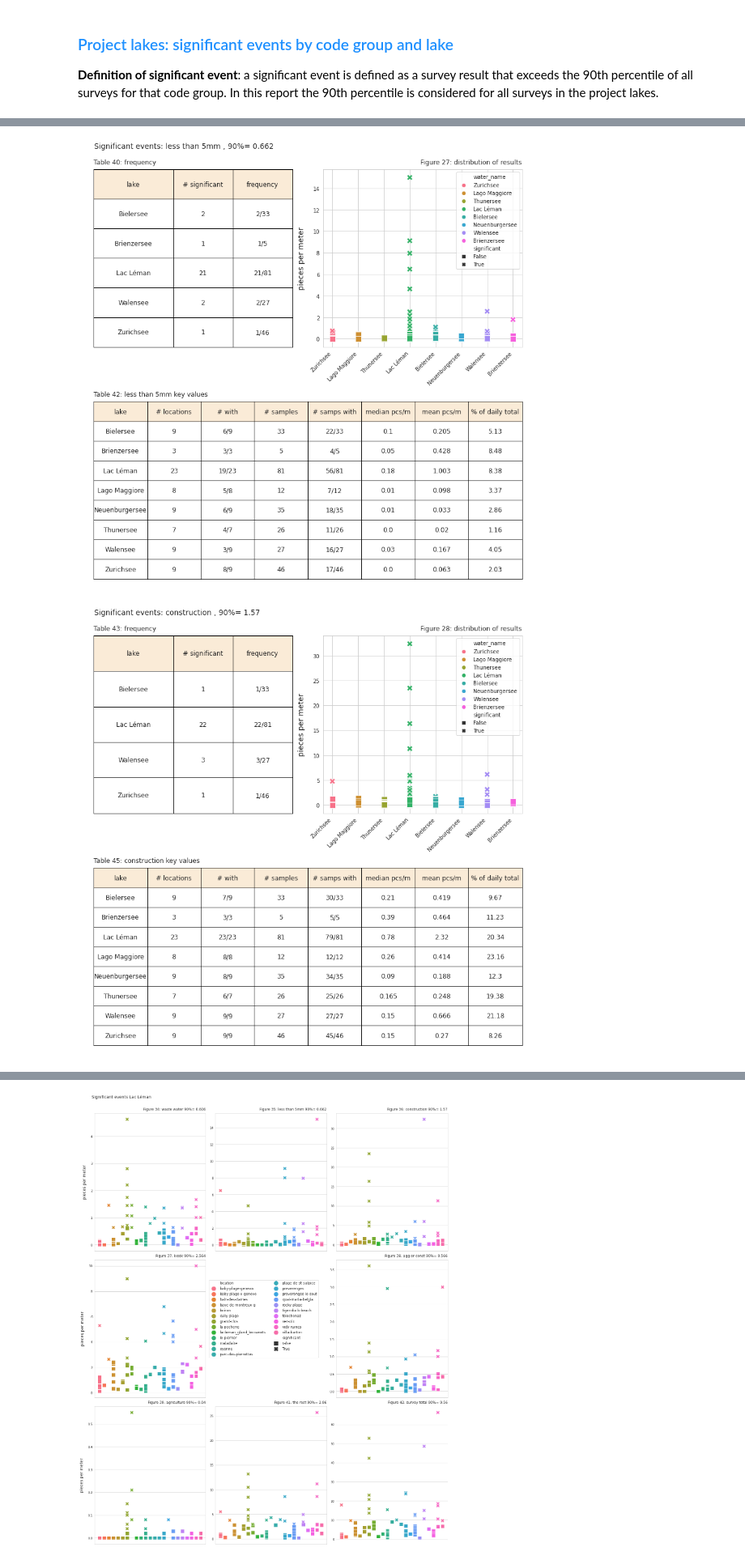
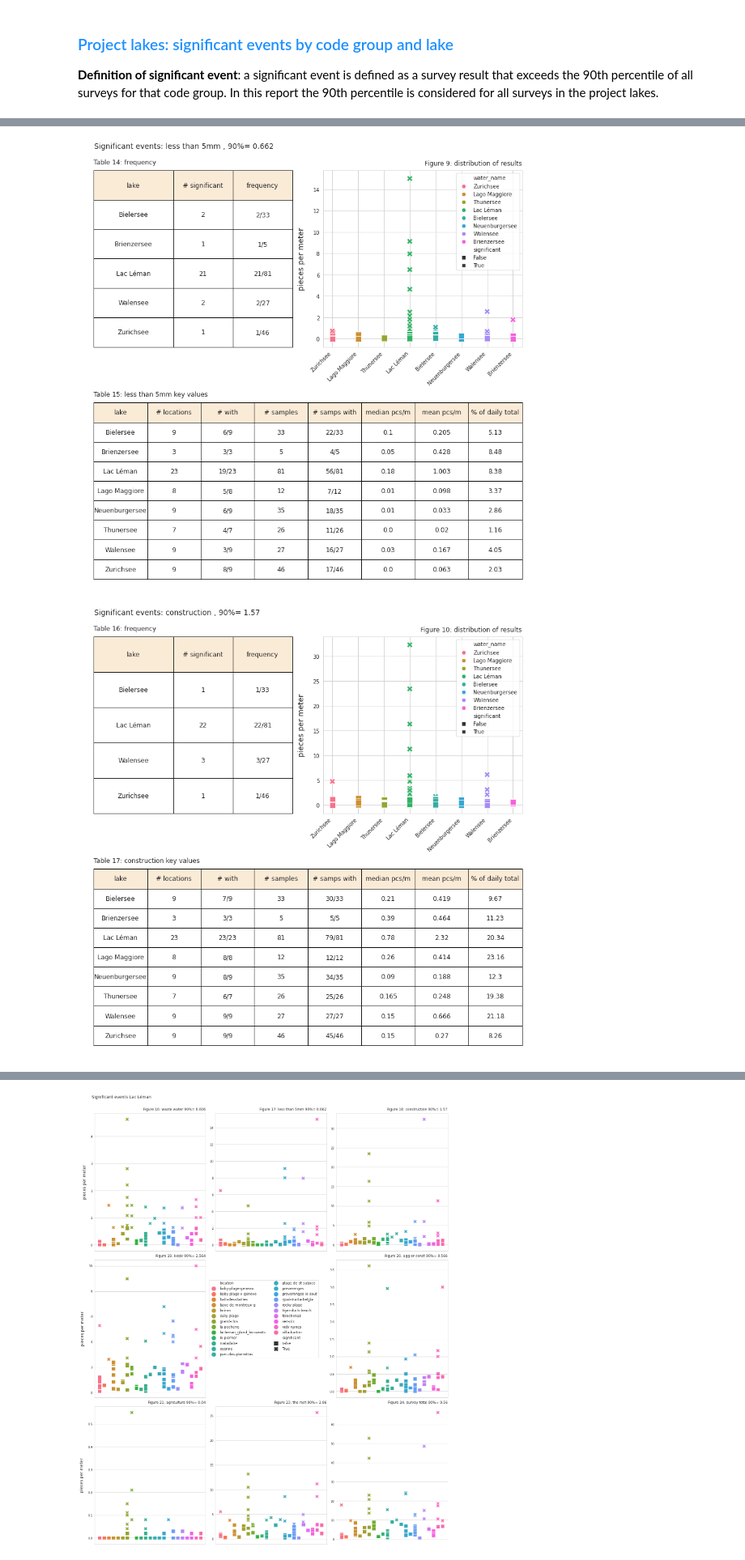
Before and after one commit to hammerdirt-analyst/iqals, a Jupyter notebook: aprfebcodegroupsummary.ipynb, the cells around one changed output, grey strips where cells are left out. Shown at 81% size. Drawn from its saved outputs; the diff is of its cells as text; code cells hidden in the pictures.

```diff
--- a/aprfebcodegroupsummary.ipynb
+++ b/aprfebcodegroupsummary.ipynb
@@ -1241,6 +1222,7 @@ if is_french:
     ax[1].set_ylabel(F"{french_pcm}", labelpad=10)
     ax[1].set_title(F"Figure {figure_num}: disribution {french_bg}*", **titler_k)
     ax[1].set_xlabel(F"{french_nooutliers}")
+    fignum = figure_num
     figure_num += 1
 else:
     sns.barplot(data=groupoftotal, x='groupname', hue='groupname', palette=grouppalette, y='p_total', dodge=False, ax=ax[0])
@@ -1257,7 +1239,9 @@ else:
     ax[1].set_xlabel("*outliers not shown")
     ax[1].get_legend().remove()
     ax[1].set_xticklabels("")
+
     figure_num += 1
+    fignum=figure_num
 
 
 
@@ -1269,9 +1253,10 @@ else:
 # ax.yaxis.set_major_formatter(a_form)
 
 
-
-
 plt.tight_layout()
+figname = "figthreeandfour.jpg"
+atype='figure'
+add_output(figname, 'code groups: percentage of total, distribution', fignum=fignum, atype=atype)
 plt.show()
 plt.close()
 # %% [output]
@@ -1376,7 +1361,9 @@ for i,name in enumerate(group_names):
         # do it in english
         axs.set_title(F"Table {table_num}: {name} {'{:,}'.format(group_total)} items, {np.round((group_total/a_total)*100, 2)}% of all objects.", **titler_k)
     figname = F"table{table_num}.jpg"
-    add_output(figname)
+    tag = F"{name} component codes"
+
+    add_output(figname, tag, fignum=table_num)
     table_num += 1
 # %% [output]
 [figure]
@@ -1564,9 +1548,14 @@ make_table_grids(axs)
 axs.add_table(a_table )
 axs.tick_params(**tabtickp_k)
 axs.set_title(F"Table {table_num}:code groups key values {startyearmonth} - {endyearmonth}, n={len(groupdfs['survey total_dt'])} ", **title_k)
+figname = F"table{table_num}"
+fignum = table_num
 table_num += 1
 
 plt.tight_layout()
+
+tag = F"code groups key values"
+add_output(figname, tag, fignum=fignum)
 plt.box(on=None)
 plt.show()
 plt.close()
@@ -1662,8 +1651,6 @@ for i,name in enumerate(dt_names):
     else:
         ax1.set_title(F"Table {table_num}: frequency", **title_k)
     table_num += 1
-#
-    table_num+=1
     ax2 = fig.add_subplot(gs[0,1])
     with sns.axes_style('whitegrid',{'xtick.color':'black', 'ytick.color':'black'}):
         ax2 = sns.scatterplot(data=groupdfs[name],
@@ -1678,7 +1665,6 @@ for i,name in enumerate(dt_names):
         for tick in ax2.xaxis.get_majorticklabels():
             tick.set_horizontalalignment("right")
         ax2.set_xlabel("")
-#         ax2.grid(which='both')
         if is_french:
             ax2.set_ylabel(F"{french_pcm}", **ylab_k)
             handles, labels = ax2.get_legend_handles_labels()
@@ -1691,37 +1677,26 @@ for i,name in enumerate(dt_names):
             ax2.legend(handles, labels)
             ax2.set_title(F"Figure {figure_num}: distribution of results", **titler_k)
         figure_num += 1
+
     ax3 = fig.add_subplot(gs[1, 0:])
-#     print(regional_summaries[i]['name'])
-#     print([x for x in regional_summaries[i]['cols']])
-#     print(name)
-
-
-
     a_table = ax3.add_table(mpl.table.table(cellText=regional_summaries[i]['data'] , colLabels=list(regional_summaries[i]['cols']),colColours=['antiquewhite' for col in list(regional_summaries[i]['cols'])], ax=ax3, **tablecenter_kx))
-
     make_table_grids(ax3)
     table_fonts(a_table)
+    ax3.tick_params(**tabtickp_k)
 
-    ax3.tick_params(**tabtickp_k)
-#         fig.xaxis.set_tick_params(color='white')
     if is_french:
         ax3.set_title(F"Table {table_num}: valeurs clés", **title_k)
         plt.suptitle(F"Evénements significatifs: {french_sum_names[name[:-3]]}, 90%= {np.round(the90th, 3)}", ha='left', size=14, x=0.04, y=0.99)
     else:
         ax3.set_title(F"Table {table_num}: {name[:-3]} key values", **title_k)
         plt.suptitle(F"Significant events: {name[:-3]} , 90%= {np.round(the90th, 3)}", ha='left', size=14, x=0.04, y=0.99)
+    figname=F"table{table_num}.jpg"
     table_num += 1
-#         plt.grid(False)
-#         plt.axis('off')
-#         help(fig.get_axes().remove())
-
-
     plt.tight_layout()
 
-#     figfourfile = F"{project_directory}/figurefourtablethree.jpg"
-#     files_generated.append(figfourfile)
-#     plt.savefig(figfourfile,dpi=300)
+    tag = F"{name[:-3]} significant events"
+    atype='figure'
+    add_output(figname, tag, fignum=figure_num, atype=atype)
 
     plt.show()
     plt.close()
@@ -1730,2 +1705,2 @@ for i,name in enumerate(dt_names):
-[figure, old version]
+[figure, new version]
-[figure, old version]
+[figure, new version]
```
Also changed, not shown: parts of 29 cells of this notebook, 47 other files.
